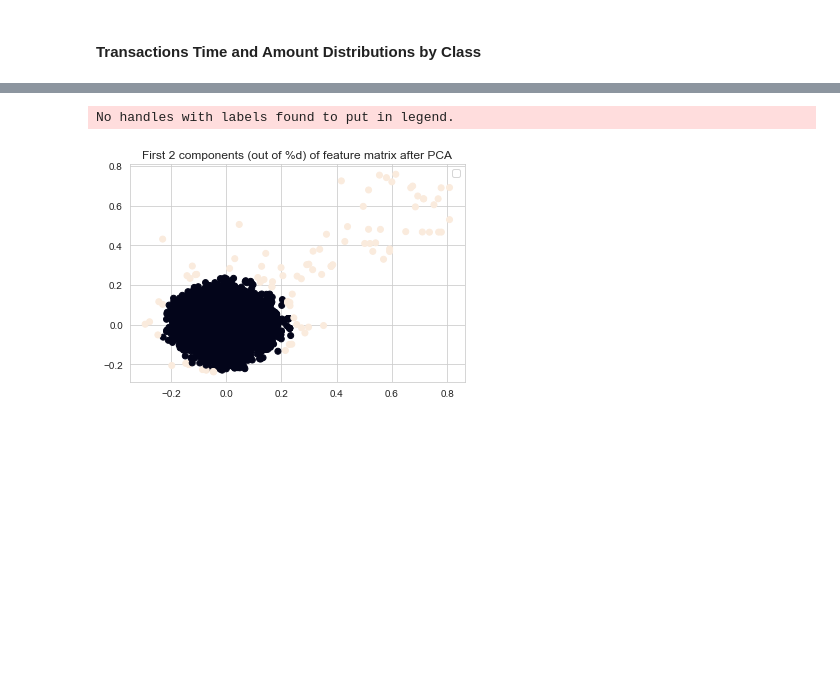
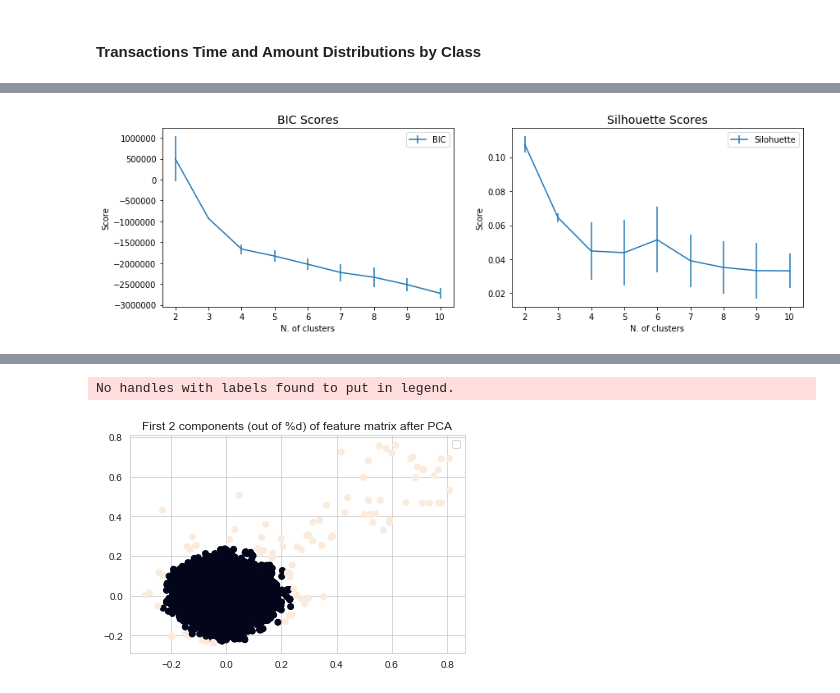
Before and after one commit to shon-otmazgin/transactions-anomaly-detection-unsupervised-learning, a Jupyter notebook: notebooks/Transactions Anomaly Detection with Unsupervised Learning .ipynb, the cells around one changed output, grey strips where cells are left out. Drawn from its saved outputs; the diff is of its cells as text; code cells hidden in the pictures; blank space fills up the shorter version.

```diff
--- a/notebooks/Transactions Anomaly Detection with Unsupervised Learning .ipynb
+++ b/notebooks/Transactions Anomaly Detection with Unsupervised Learning .ipynb
@@ -683,0 +192,2 @@ len([f for f in frauds if f[1] < 0.01])
+# %%
+train_df, test_df = train_test_split(scaled_df, test_size=0.2, random_state=RANDOM_STATE)
@@ -683,0 +262,4 @@ len([f for f in frauds if f[1] < 0.01])
+# %%
+n_clusters=np.arange(2, 11)
+iterations=20
+n_init = 2
@@ -683,0 +287,22 @@ len([f for f in frauds if f[1] < 0.01])
+# %%
+%%time
+bics=[]
+bics_err=[]
+sils=[]
+sils_err=[]
+for n in n_clusters:
+    tmp_bic=[]
+    tmp_sil=[]
+    for i in range(iterations):
+        gmm=gmm_clfs[n][i]
+        labels=gmm.predict(X)
+
+        sil=silhouette_score(X, labels, metric='euclidean')
+        bic=gmm.bic(X)
+
+        tmp_bic.append(bic)
+        tmp_sil.append(sil)
+    bics.append(np.mean(tmp_bic))
+    bics_err.append(np.std(tmp_bic))
+    sils.append(np.mean(tmp_sil))
+    sils_err.append(np.std(tmp_sil))
@@ -683,0 +311,18 @@ len([f for f in frauds if f[1] < 0.01])
+# %%
+fig, (ax1, ax2) = plt.subplots(1, 2, figsize=(14,4))
+
+ax1.errorbar(n_clusters,bics, yerr=bics_err, label='BIC')
+ax1.set_title("BIC Scores", fontsize=14)
+ax1.set_ylabel("Score")
+ax1.set_xlabel("N. of clusters")
+ax1.legend()
+
+ax2.errorbar(n_clusters, sils, yerr=sils_err, label='Silohuette')
+ax2.set_title("Silhouette Scores", fontsize=14)
+ax2.set_ylabel("Score")
+ax2.set_xlabel("N. of clusters")
+ax2.legend()
+
+plt.show()
+# %% [output]
+[figure, added]
```
Also changed, not shown: parts of 98 cells of this notebook.
